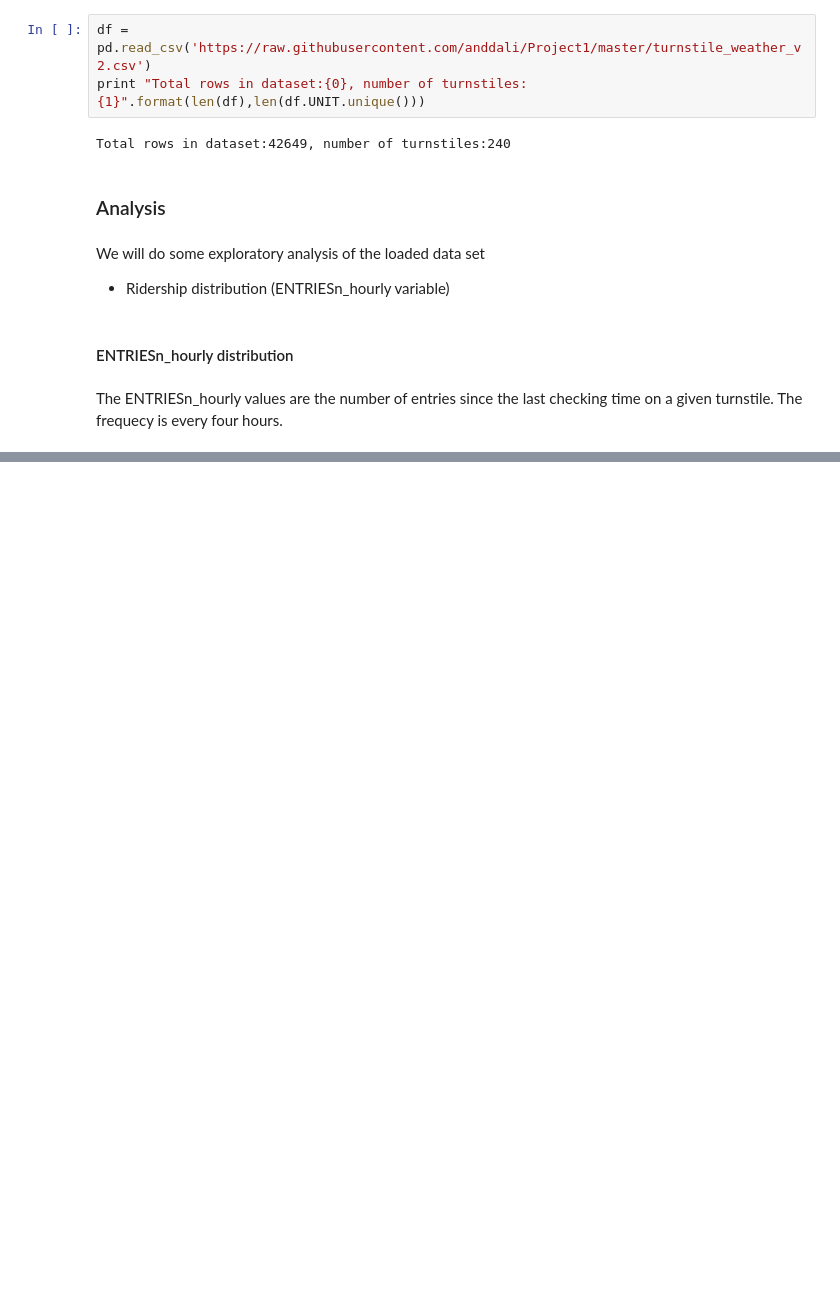
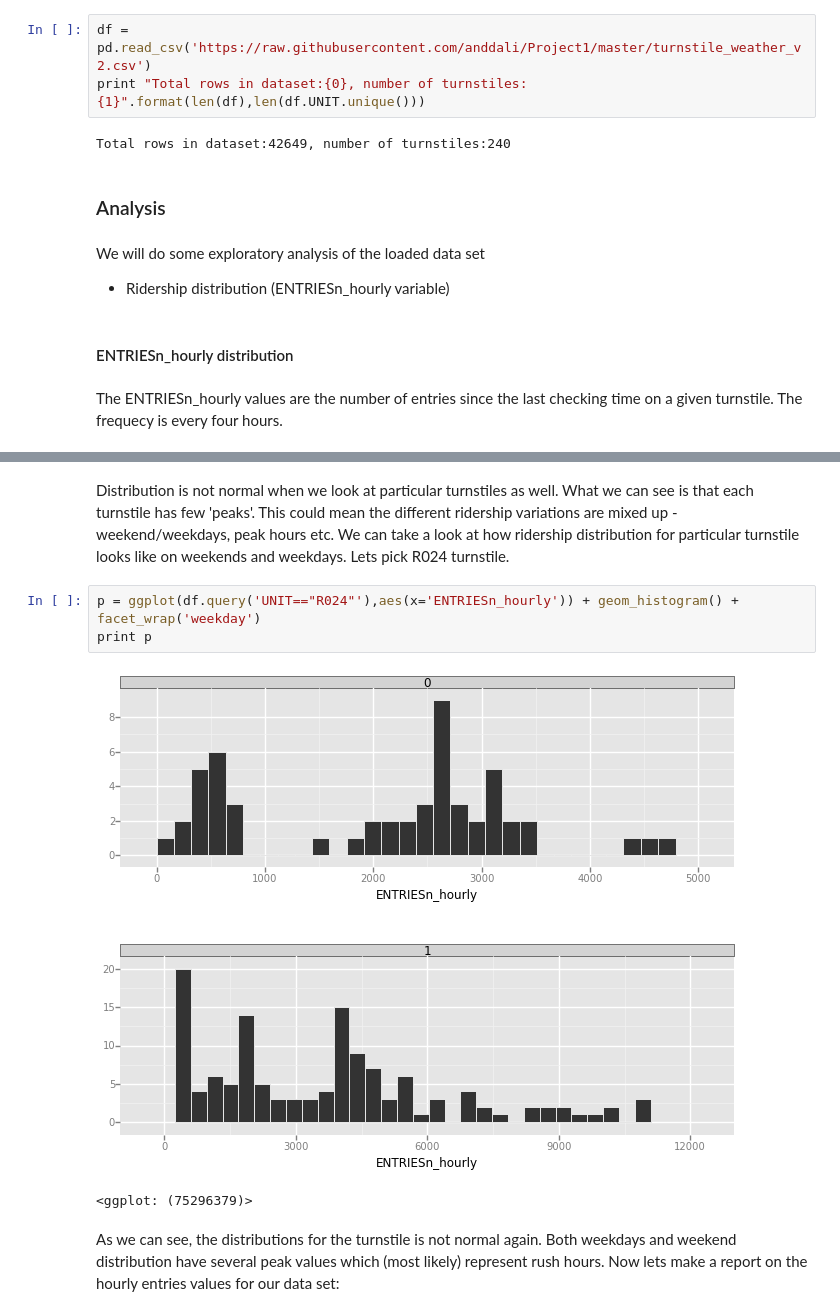
Before and after one commit to anddali/Project1, a Jupyter notebook: Project1.ipynb, the cells around one changed output, grey strips where cells are left out. Saved outputs shown, nothing was run; the diff lists cells and outputs as text; blank space fills up the shorter version.

```diff
--- a/Project1.ipynb
+++ b/Project1.ipynb
@@ -51,0 +62,11 @@ As we can see the hourly entries distribution is not a normal distribution.
+# %% [markdown]
+Distribution is not normal when we look at particular turnstiles as well. What we can see is that each turnstile has few 'peaks'. This could mean the different ridership variations are mixed up - weekend/weekdays, peak hours etc. We can take a look at how ridership distribution for particular turnstile looks like on weekends and weekdays. Lets pick R024 turnstile.
+# %%
+p = ggplot(df.query('UNIT=="R024"'),aes(x='ENTRIESn_hourly')) + geom_histogram() + facet_wrap('weekday')
+print p
+# %% [output]
+[figure, added]
+<ggplot: (75296379)>
+# %% [markdown]
+As we can see, the distributions for the turnstile is not normal again. Both weekdays and weekend distribution have several peak values which (most likely) represent rush hours.
+Now lets make a report on the hourly entries values for our data set:
```
Also changed, not shown: parts of 8 cells of this notebook.
